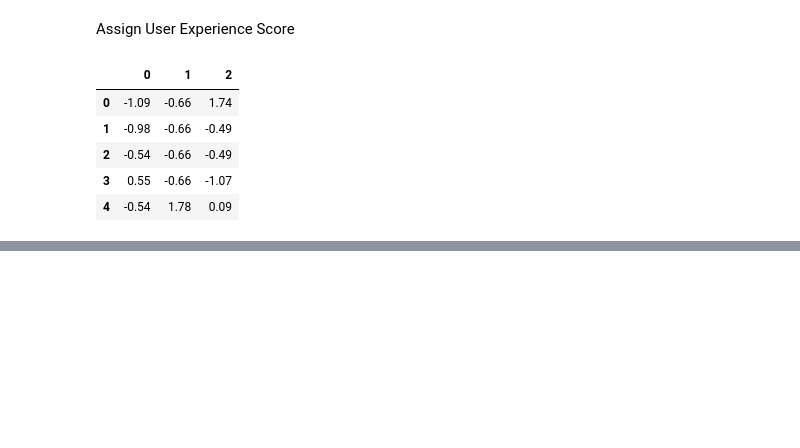
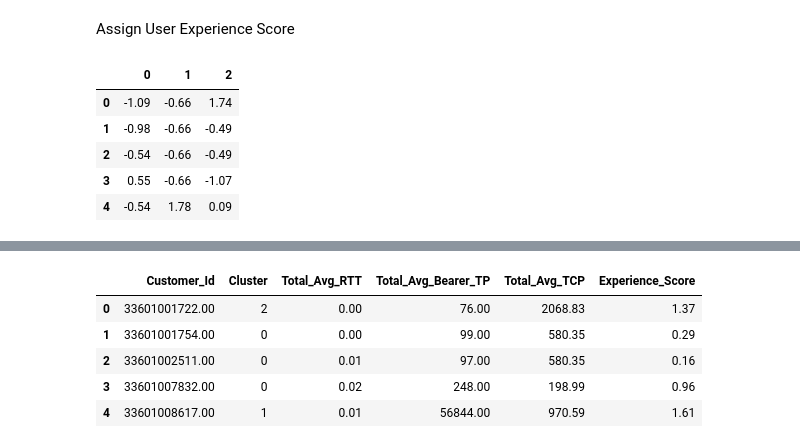
Before and after one commit to yonamg/Telecom-Data-Analysis, a Jupyter notebook: notebook/user_satisfaction_analysis.ipynb, the cells around one changed output, grey strips where cells are left out. Saved outputs shown, nothing was run; the diff lists cells and outputs as text; code cells hidden in the pictures; blank space fills up the shorter version.

```diff
--- a/notebook/user_satisfaction_analysis.ipynb
+++ b/notebook/user_satisfaction_analysis.ipynb
@@ -110,7 +110,7 @@ Assign User Experience Score
 #load and read user experience model
 with open("../models/user_experiance.pkl", "rb") as file_e:
     kmeans_expr = pickle.load(file_e)
-less_experience = 0
+worst_experience = 0
 # %%
 experience_df = customer_experience.set_index('Customer_Id')[
     ['Total_Avg_RTT', 'Total_Avg_Bearer_TP', 'Total_Avg_TCP']]
@@ -129,0 +137,14 @@ pd.DataFrame(normalized)
+# %%
+experience_df = customer_experience.set_index('Customer_Id')
+distance = kmeans_expr.fit_transform(normalized_data)
+distance_from_worst_experience = list(
+    map(lambda x: x[worst_experience], distance))
+customer_experience['Experience_Score'] = distance_from_worst_experience
+customer_experience.head(5)
+# %% [output]
+|  | Customer_Id | Cluster | Total_Avg_RTT | Total_Avg_Bearer_TP | Total_Avg_TCP | Experience_Score |
+| 0 | 33601001722.00 | 2 | 0.00 | 76.00 | 2068.83 | 1.37 |
+| 1 | 33601001754.00 | 0 | 0.00 | 99.00 | 580.35 | 0.29 |
+| 2 | 33601002511.00 | 0 | 0.01 | 97.00 | 580.35 | 0.16 |
+| 3 | 33601007832.00 | 0 | 0.02 | 248.00 | 198.99 | 0.96 |
+| 4 | 33601008617.00 | 1 | 0.01 | 56844.00 | 970.59 | 1.61 |
```
Also changed, not shown: parts of 9 cells of this notebook.
